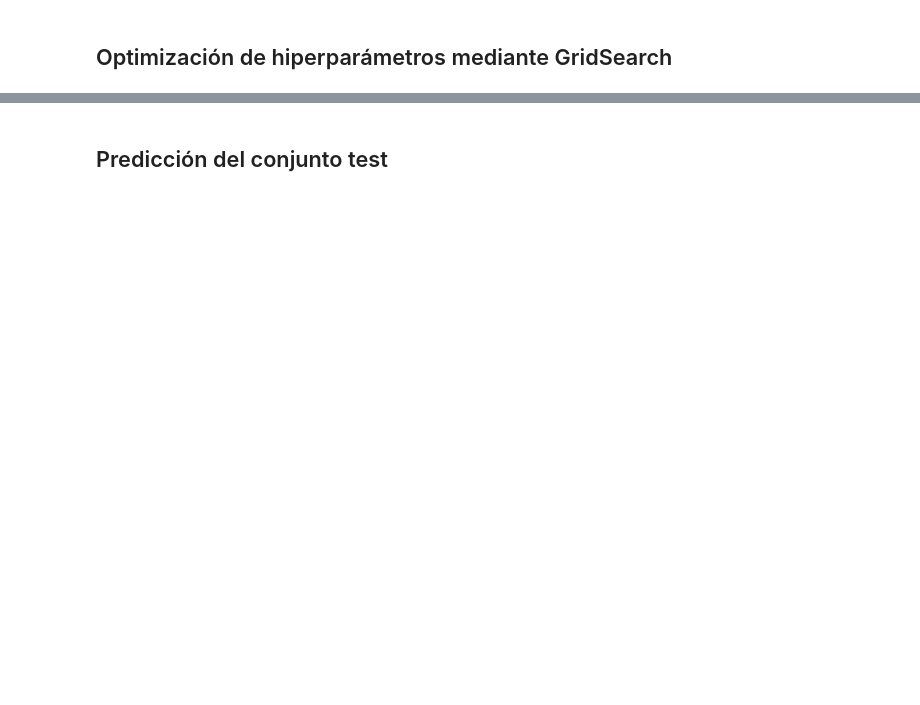
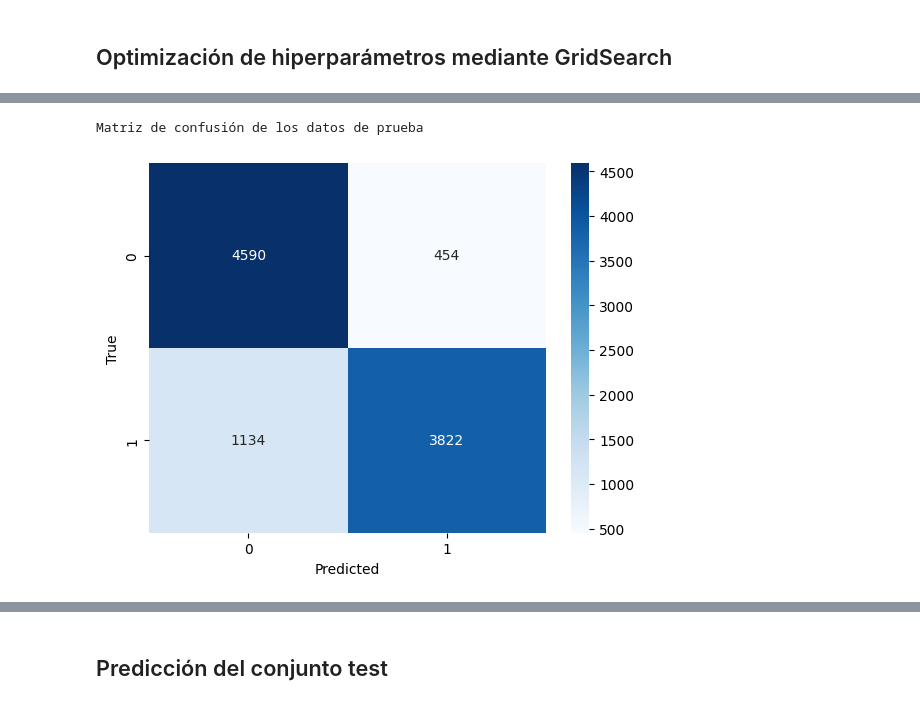
Before and after one commit to InspectorDave/OrgaDeDatos-TPs, a Jupyter notebook: TP2/7506R_TP2_GRUPO11_ENTREGA_N4.ipynb, the cells around one changed output, grey strips where cells are left out. Saved outputs shown, nothing was run; the diff lists cells and outputs as text; code cells hidden in the pictures; blank space fills up the shorter version.

```diff
--- a/TP2/7506R_TP2_GRUPO11_ENTREGA_N4.ipynb
+++ b/TP2/7506R_TP2_GRUPO11_ENTREGA_N4.ipynb
@@ -203,0 +194,21 @@ print(f"Mejor: {grid_result.best_score_} usando {grid_result.best_params_}")
+# %%
+# Creación del modelo
+model = Sequential()
+model.add(Embedding(vocab_size, 50, input_length=300))
+model.add(Dropout(0.2))
+model.add(LSTM(100, kernel_regularizer=l2(0.01),
+          recurrent_regularizer=l2(0.01), bias_regularizer=l2(0.01)))
+model.add(Dropout(0.2))
+model.add(Dense(1, activation='sigmoid'))
+
+# Compilación del modelo
+model.compile(loss='binary_crossentropy',
+              optimizer='adam', metrics=['accuracy'])
+
+# Entrenamiento del modelo
+model.fit(X_train, y_train, validation_data=(
+    X_test, y_test), epochs=3, batch_size=128)
+
+# Predicciones
+y_train_pred = (model.predict(X_train) > 0.5).astype("int32")
+y_test_pred = (model.predict(X_test) > 0.5).astype("int32")
@@ -203,0 +224,9 @@ print(f"Mejor: {grid_result.best_score_} usando {grid_result.best_params_}")
+# %%
+print("Matriz de confusión de los datos de prueba")
+cm = confusion_matrix(y_test, y_test_pred)
+sns.heatmap(cm, cmap='Blues', annot=True, fmt='g')
+plt.xlabel('Predicted')
+plt.ylabel('True');
+# %% [output]
+Matriz de confusión de los datos de prueba
+[figure, added]
```
Also changed, not shown: parts of 13 cells of this notebook.
